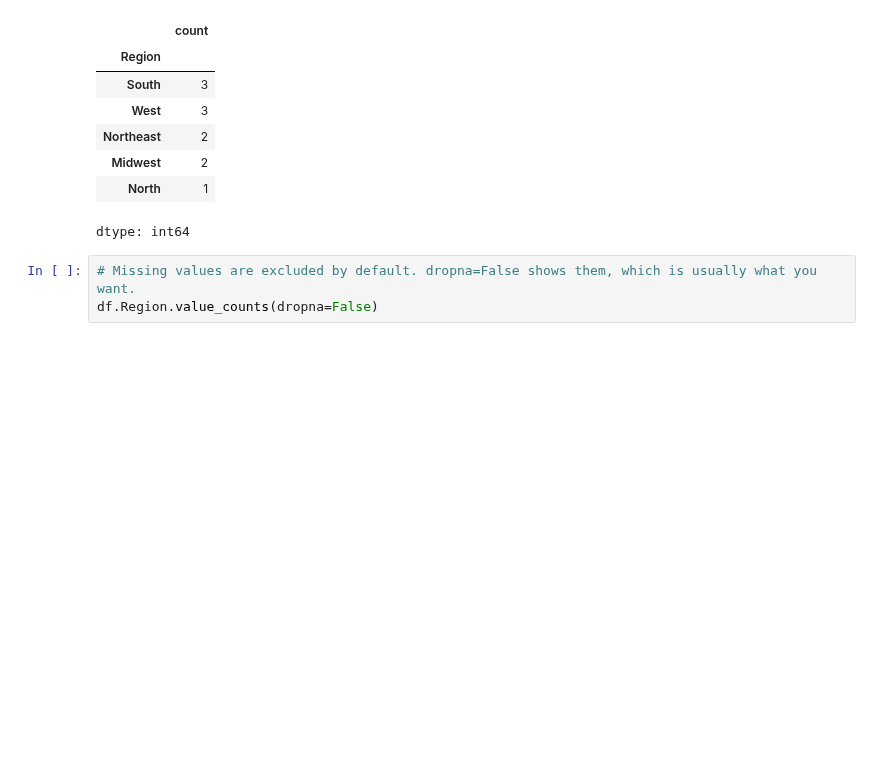
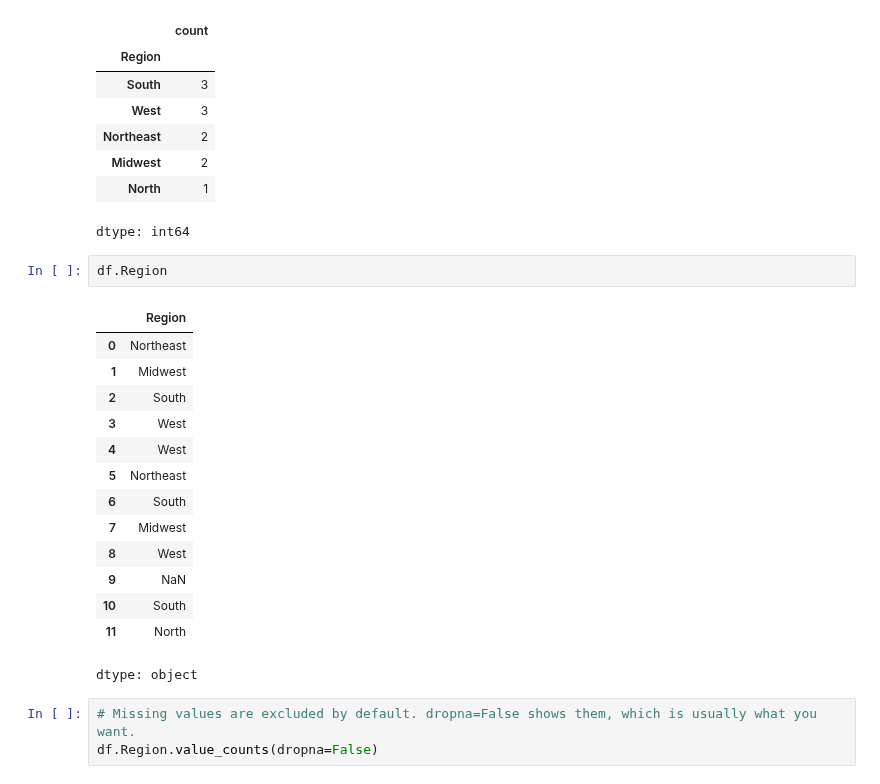
Before and after one commit to laglead/IS834_Fall_2026, a Jupyter notebook: Session 03 - Pandas I - Importing and Exploration/03_Analytics_with_pandas.ipynb, the cells around one changed output. Cells and saved outputs as stored; diff of their text form; blank space fills up the shorter version.

```diff
--- a/Session 03 - Pandas I - Importing and Exploration/03_Analytics_with_pandas.ipynb
+++ b/Session 03 - Pandas I - Importing and Exploration/03_Analytics_with_pandas.ipynb
@@ -624,6 +663,23 @@ df.Region.value_counts()
 | Midwest | 2 |
 | North | 1 |
 dtype: int64
+# %%
+df.Region
+# %% [output]
+|  | Region |
+| 0 | Northeast |
+| 1 | Midwest |
+| 2 | South |
+| 3 | West |
+| 4 | West |
+| 5 | Northeast |
+| 6 | South |
+| 7 | Midwest |
+| 8 | West |
+| 9 | NaN |
+| 10 | South |
+| 11 | North |
+dtype: object
 # %%
 # Missing values are excluded by default. dropna=False shows them, which is usually what you want.
 df.Region.value_counts(dropna=False)
```
Also changed, not shown: parts of 10 cells of this notebook.
